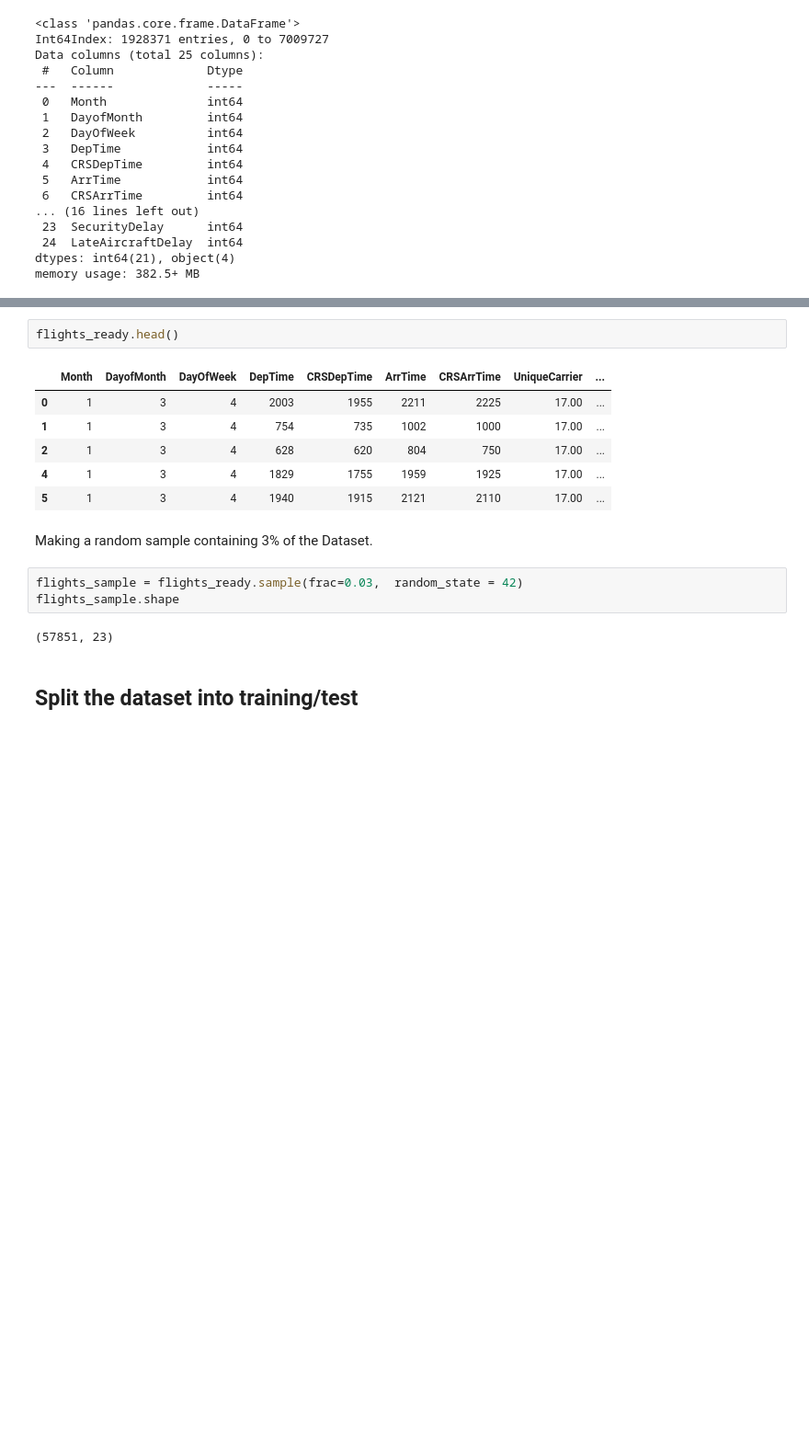
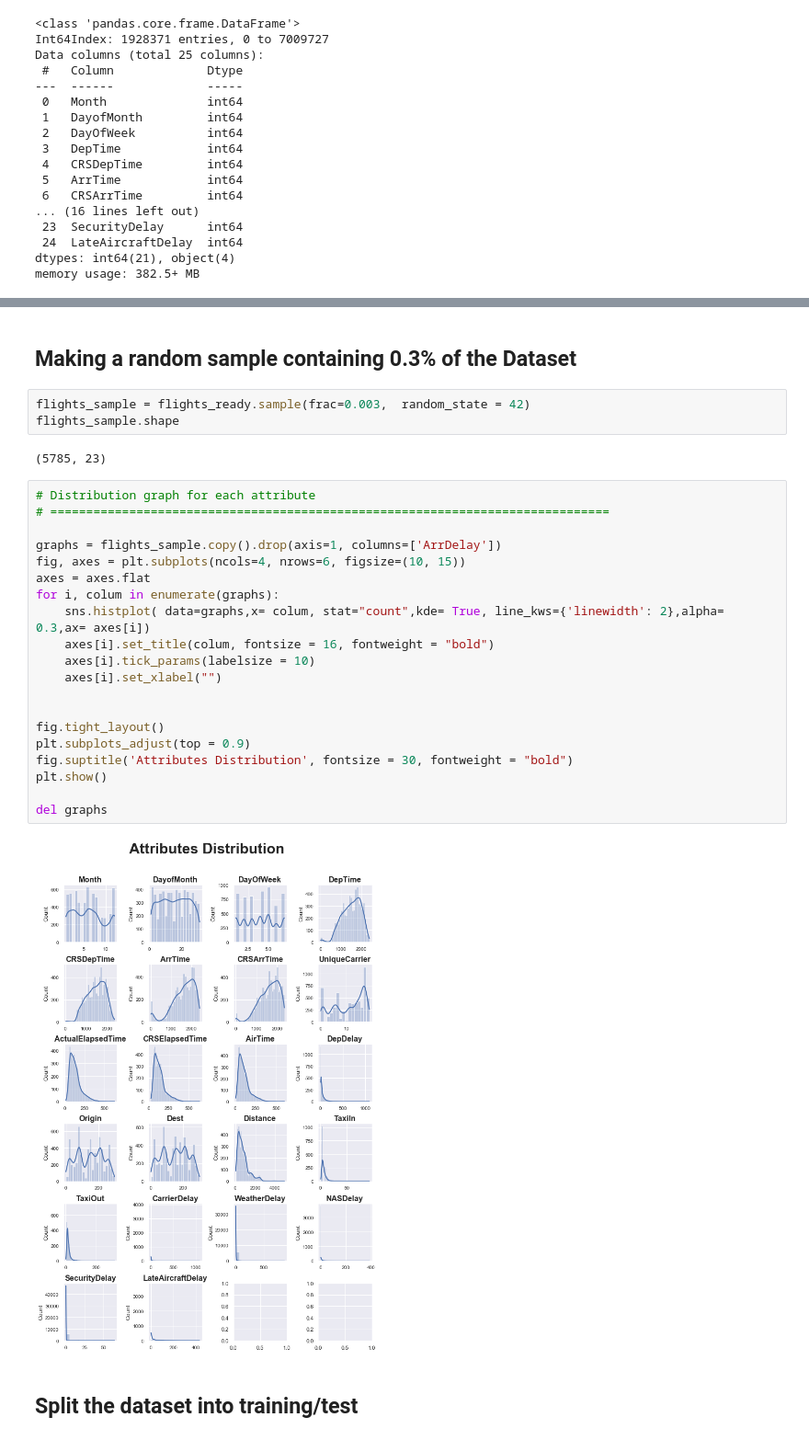
Before and after one commit to Jahdry/Data_Science_Submits, a Jupyter notebook: Sprint12/Supervisat_Regressio.ipynb, the cells around one changed output, grey strips where cells are left out. Shown at 92% size. Saved outputs shown, nothing was run; the diff lists cells and outputs as text; blank space fills up the shorter version.

```diff
--- a/Sprint12/Supervisat_Regressio.ipynb
+++ b/Sprint12/Supervisat_Regressio.ipynb
@@ -75,19 +90,32 @@ flights_ready[['UniqueCarrier', 'Origin', 'Dest']]= encoder.fit_transform(flight
-# %%
-flights_ready.head()
-# %% [output]
-|  | Month | DayofMonth | DayOfWeek | DepTime | CRSDepTime | ArrTime | CRSArrTime | UniqueCarrier | ... |
-| 0 | 1 | 3 | 4 | 2003 | 1955 | 2211 | 2225 | 17.00 | ... |
-| 1 | 1 | 3 | 4 | 754 | 735 | 1002 | 1000 | 17.00 | ... |
-| 2 | 1 | 3 | 4 | 628 | 620 | 804 | 750 | 17.00 | ... |
-| 4 | 1 | 3 | 4 | 1829 | 1755 | 1959 | 1925 | 17.00 | ... |
-| 5 | 1 | 3 | 4 | 1940 | 1915 | 2121 | 2110 | 17.00 | ... |
 # %% [markdown]
-Making a random sample containing 3% of the Dataset.
+## **Making a random sample containing 0.3% of the Dataset**
 # %%
-flights_sample = flights_ready.sample(frac=0.03,  random_state = 42)
+flights_sample = flights_ready.sample(frac=0.003,  random_state = 42)
 flights_sample.shape
 # %% [output]
-(57851, 23)
+(5785, 23)
+# %%
+# Distribution graph for each attribute
+# ==============================================================================
+
+graphs = flights_sample.copy().drop(axis=1, columns=['ArrDelay'])
+fig, axes = plt.subplots(ncols=4, nrows=6, figsize=(10, 15))
+axes = axes.flat
+for i, colum in enumerate(graphs):
+    sns.histplot( data=graphs,x= colum, stat="count",kde= True, line_kws={'linewidth': 2},alpha= 0.3,ax= axes[i])
+    axes[i].set_title(colum, fontsize = 16, fontweight = "bold")
+    axes[i].tick_params(labelsize = 10)
+    axes[i].set_xlabel("")
+
+
+fig.tight_layout()
+plt.subplots_adjust(top = 0.9)
+fig.suptitle('Attributes Distribution', fontsize = 30, fontweight = "bold")
+plt.show()
+
+del graphs
+# %% [output]
+[figure, added]
 # %% [markdown]
 ## **Split the dataset into training/test**
 # %%
```
Also changed, not shown: parts of 97 cells of this notebook, 2 other files.
